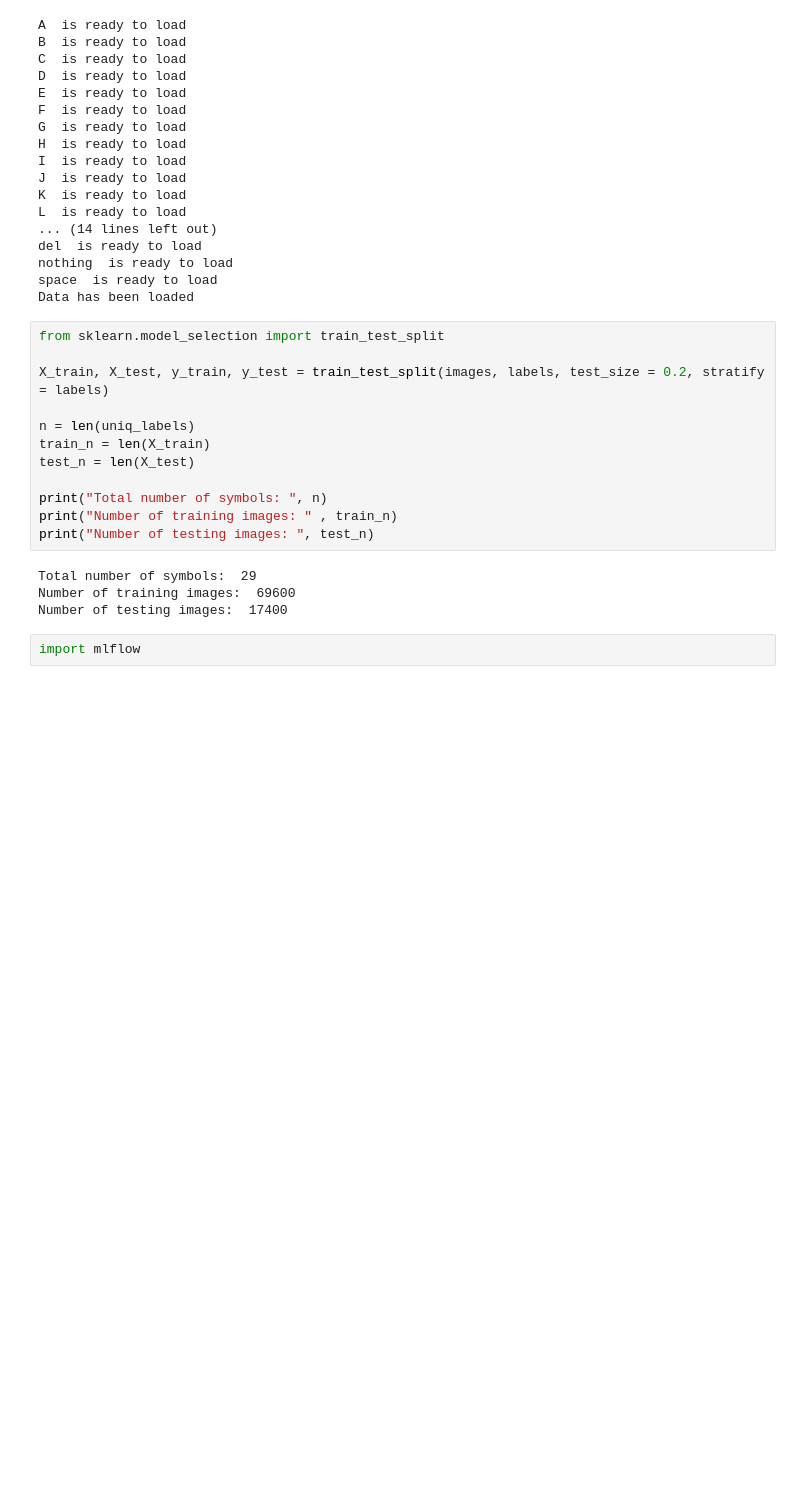
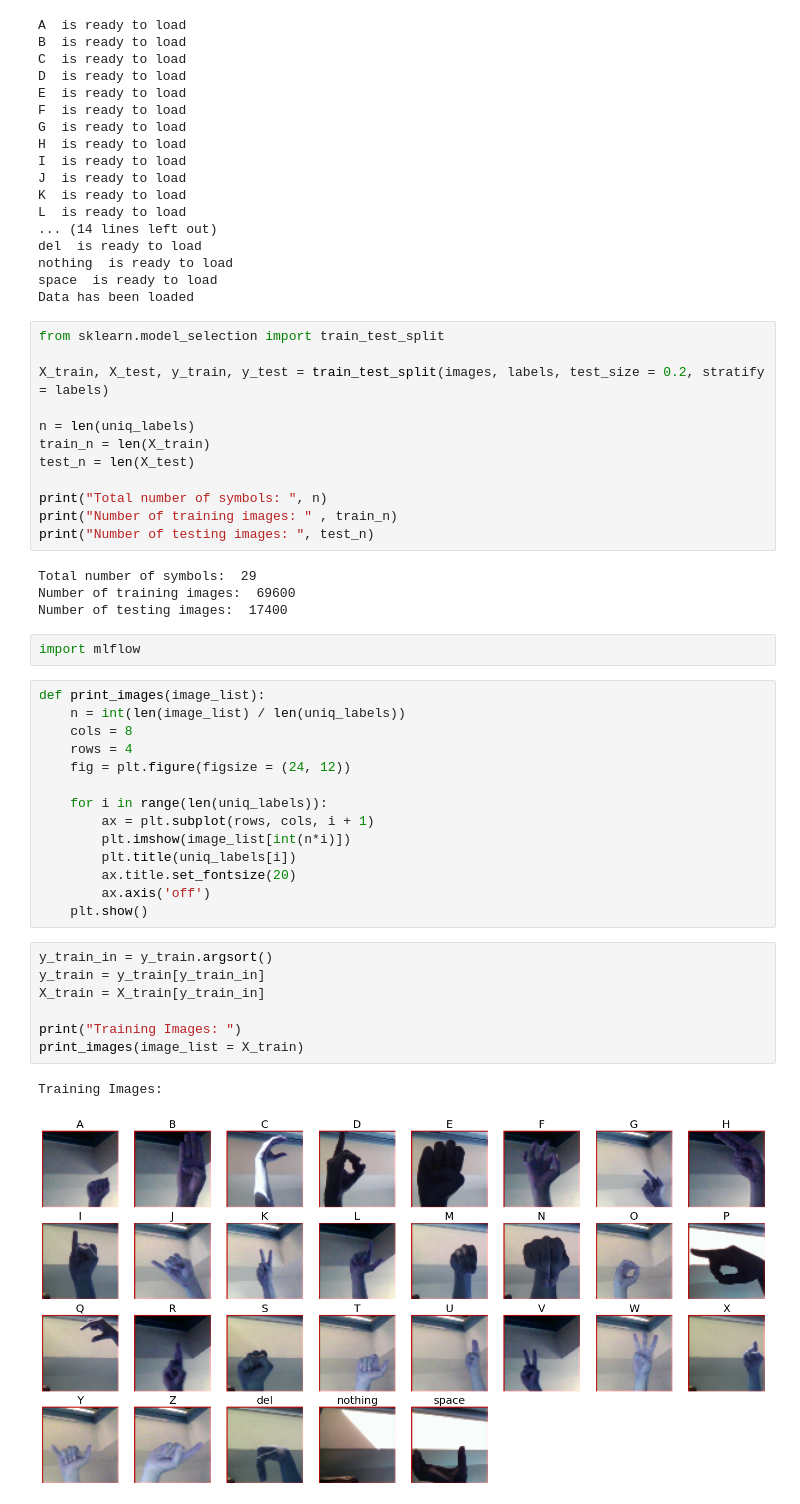
Before and after one commit to jrdayno/ASLrepoweb, a Jupyter notebook: notebooks/Trial1.ipynb, the cells around one changed output. Drawn from its saved outputs; the diff is of its cells as text; blank space fills up the shorter version.

```diff
--- a/notebooks/Trial1.ipynb
+++ b/notebooks/Trial1.ipynb
@@ -96,3 +99,27 @@ Number of training images:  69600
 Number of testing images:  17400
 # %%
 import mlflow
+# %%
+def print_images(image_list):
+    n = int(len(image_list) / len(uniq_labels))
+    cols = 8
+    rows = 4
+    fig = plt.figure(figsize = (24, 12))
+
+    for i in range(len(uniq_labels)):
+        ax = plt.subplot(rows, cols, i + 1)
+        plt.imshow(image_list[int(n*i)])
+        plt.title(uniq_labels[i])
+        ax.title.set_fontsize(20)
+        ax.axis('off')
+    plt.show()
+# %%
+y_train_in = y_train.argsort()
+y_train = y_train[y_train_in]
+X_train = X_train[y_train_in]
+
+print("Training Images: ")
+print_images(image_list = X_train)
+# %% [output]
+Training Images:
+[figure, added]
```
Also changed, not shown: parts of 11 cells of this notebook, 36 other files.
